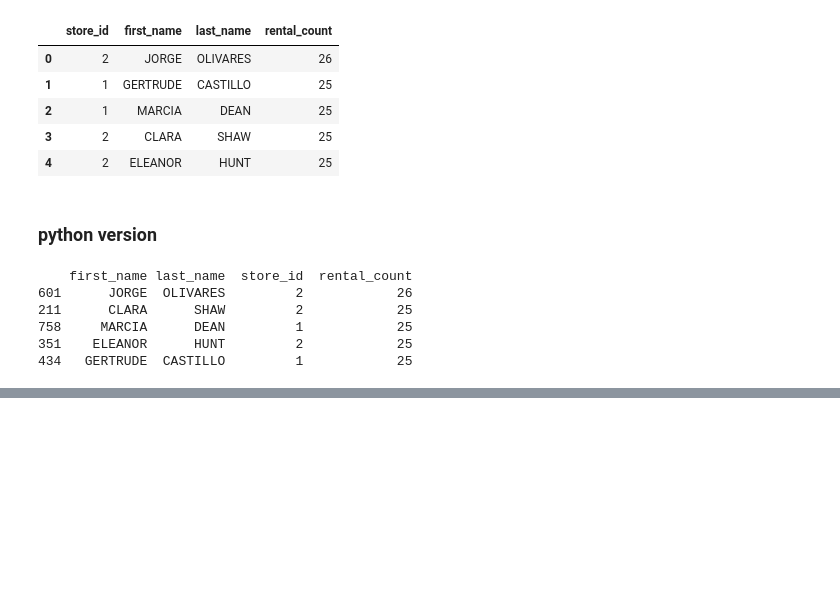
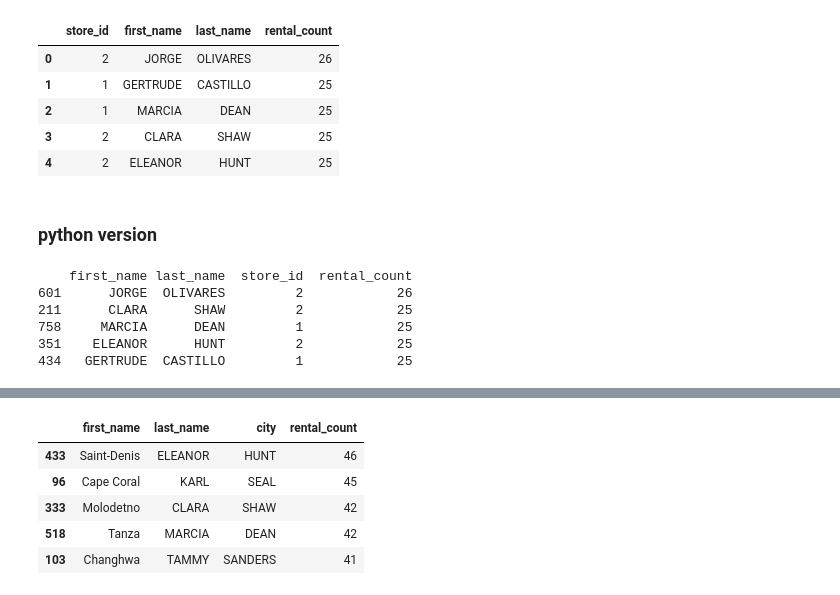
Before and after one commit to cenkerarin/lotus-practice, a Jupyter notebook: practice.ipynb, the cells around one changed output, grey strips where cells are left out. Drawn from its saved outputs; the diff is of its cells as text; code cells hidden in the pictures; blank space fills up the shorter version.

```diff
--- a/practice.ipynb
+++ b/practice.ipynb
@@ -1485,0 +1567,37 @@ print(df)
+# %%
+rental_df = pd.read_sql_query("SELECT * FROM rental", conn)
+payment_df = pd.read_sql_query("SELECT * FROM payment", conn)
+film_df = pd.read_sql_query("SELECT * FROM film", conn)
+category_df = pd.read_sql_query("SELECT * FROM category", conn)
+film_category_df = pd.read_sql_query("SELECT * FROM film_category", conn)
+inventory_df = pd.read_sql_query("SELECT * FROM inventory", conn)
+customer_df = pd.read_sql_query("SELECT * FROM customer", conn)
+staff_df = pd.read_sql_query("SELECT * FROM staff", conn)
+store_df = pd.read_sql_query("SELECT * FROM store", conn)
+city_df = pd.read_sql_query("SELECT * FROM city", conn)
+address_df = pd.read_sql_query("SELECT * FROM address", conn)
+
+dropping_list = (film_df, category_df, film_category_df, inventory_df, rental_df, payment_df, customer_df, staff_df, store_df)
+
+for df in dropping_list:
+    if 'last_update' in df.columns:
+        df.drop('last_update', axis=1, inplace=True)
+# %%
+customer_address = customer_df.merge(address_df, on='address_id', how='inner')
+customer_address_city = customer_address.merge(city_df, on='city_id', how='inner')
+customer_address_city_rental = customer_address_city.merge(rental_df, on='customer_id', how='inner')
+
+df = customer_address_city_rental.groupby(['city', 'first_name', 'last_name',]).agg({
+    'rental_id': 'count'
+}).reset_index()
+
+df.columns = ['first_name', 'last_name', 'city', 'rental_count']
+
+df.sort_values('rental_count', ascending=False).head(5)
+# %% [output]
+|  | first_name | last_name | city | rental_count |
+| 433 | Saint-Denis | ELEANOR | HUNT | 46 |
+| 96 | Cape Coral | KARL | SEAL | 45 |
+| 333 | Molodetno | CLARA | SHAW | 42 |
+| 518 | Tanza | MARCIA | DEAN | 42 |
+| 103 | Changhwa | TAMMY | SANDERS | 41 |
```
Also changed, not shown: parts of 45 cells of this notebook.
